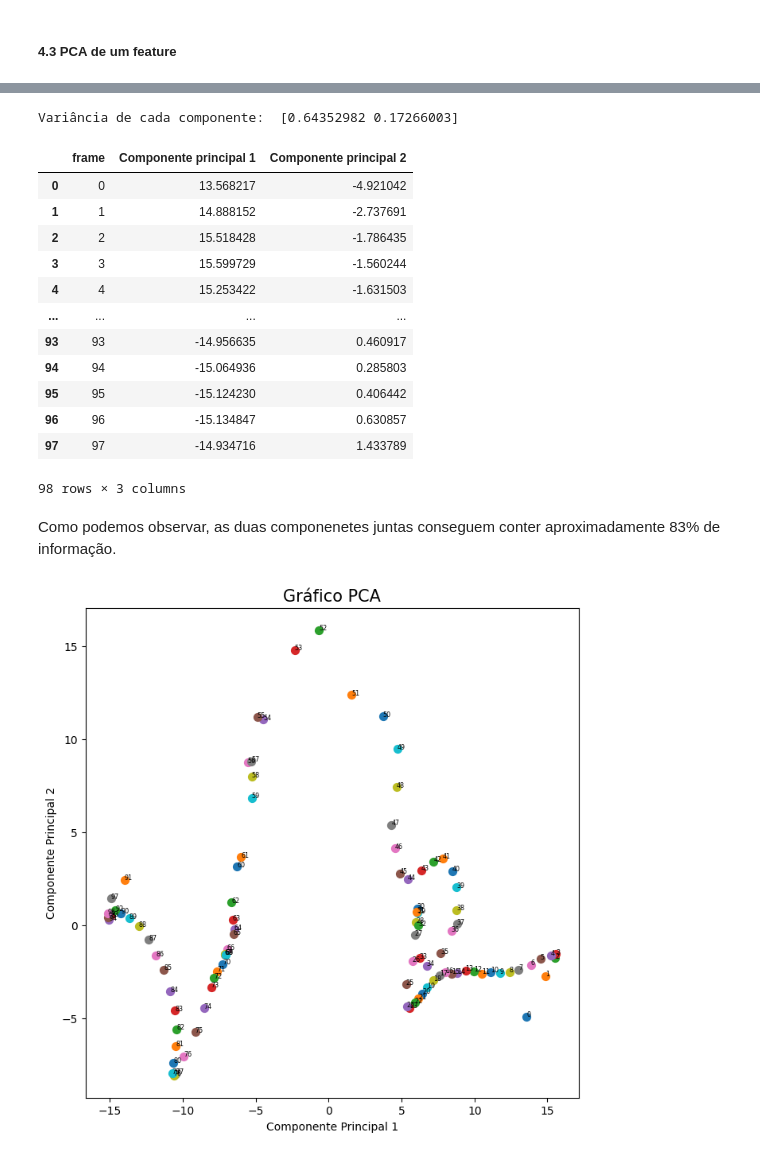
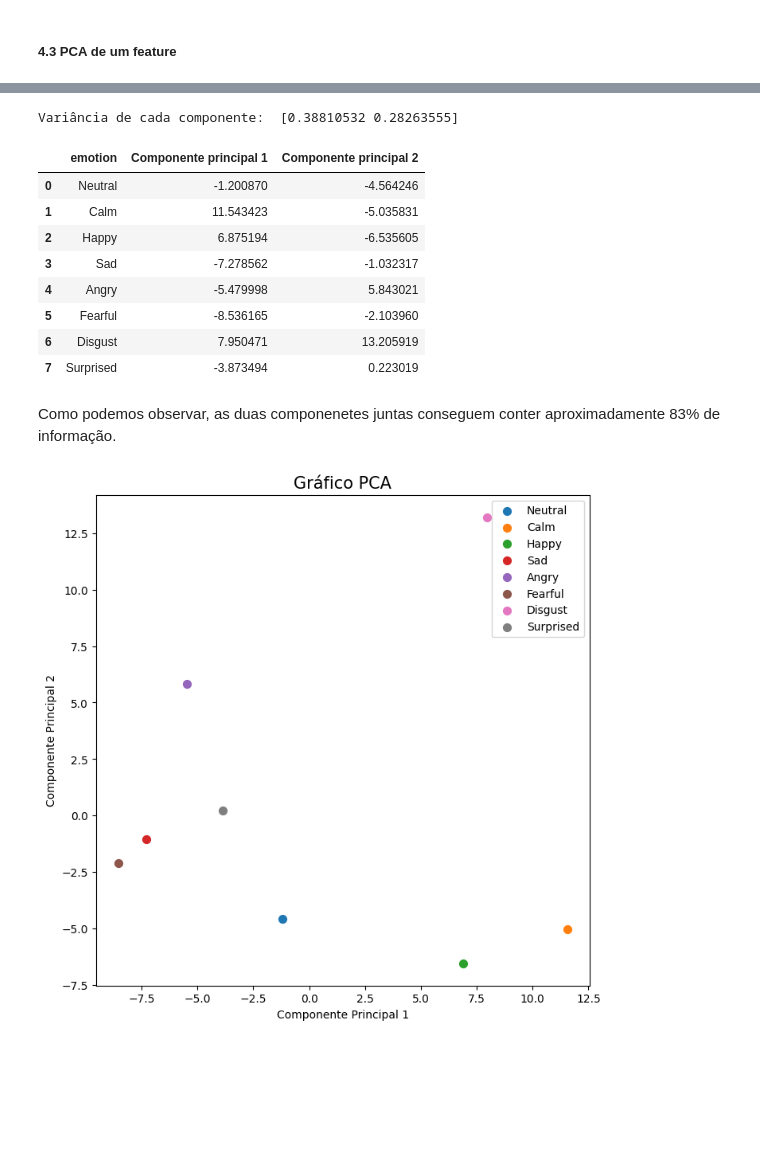
Before and after one commit to cmom2002/TCD, a Jupyter notebook: Part_A/020245868_2020246886_EA2023.ipynb, the cells around one changed output, grey strips where cells are left out. Cells and saved outputs as stored; diff of their text form; code cells hidden in the pictures; blank space fills up the shorter version.

```diff
--- a/Part_A/020245868_2020246886_EA2023.ipynb
+++ b/Part_A/020245868_2020246886_EA2023.ipynb
@@ -150,8 +153,8 @@ def emotion_file(subject_emotions):
 
     return ef
 
-ef = emotion_file(all_subject_emotions)
-print(ef)
+all_ef = emotion_file(all_subject_emotions)
+print(all_ef)
 # %% [output]
 [['Neutral', '01-01-01-01-01-01-01.csv'], ['Neutral', '01-01-01-01-01-02-01.csv'], ['Neutral', '01-01-01-01-02-01-01.csv'], ['Neutral', '01-01-01-01-02-02-01.csv'], ['Neutral', '01-02-01-01-01-01-01.c ...
 # %% [markdown]
@@ -604,20 +691,2 @@ Estatística significante
 # %% [markdown]
 ##### 4.3 PCA de um feature
-# %%
-def create_feature_set(df):
-    df_feature_set = None
-
-    for frame in range(len(df)):
-        d = {}
-        d["frame"] = frame
-        for landmark in range(68):
-            x_land = "x_" + str(landmark)
-            y_land = "y_" + str(landmark)
-            d[x_land] = df[x_land][frame]
-            d[y_land] = df[y_land][frame]
-        if df_feature_set is None:
-            df_feature_set = pd.DataFrame([d])
-        else:
-            df_feature_set = pd.concat([df_feature_set, pd.DataFrame([d])], ignore_index=True)
-
-    return df_feature_set
@@ -624,10 +734,8 @@ def create_feature_set(df):
 # %%
-def pca(path):
-    df = pd.DataFrame(pd.read_csv(path))
-    df_without_nan = df.copy().dropna(how='all')
-    df_feature_set = create_feature_set(df_without_nan)
-    target = df_feature_set["frame"]
-    data = df_feature_set.drop("frame", axis = 1).values
+def pca():
+
+    target = all_df_feature_set["emotion"]
+    data = all_df_feature_set.drop("emotion", axis = 1).values
 
     x = StandardScaler().fit_transform(data)
     pca = PCA(n_components=2)
@@ -640,42 +748,38 @@ def pca(path):
     pca_table = pd.concat([target, df_pca], axis = 1)
     return pca_table
 
-all_pca_table = pca('dataset/01-01-01-01-01-01-01.csv')
+all_pca_table = pca()
 
 display(all_pca_table)
 # %% [output]
-Variância de cada componente:  [0.64352982 0.17266003]
+Variância de cada componente:  [0.38810532 0.28263555]
-|  | frame | Componente principal 1 | Componente principal 2 |
-| 0 | 0 | 13.568217 | -4.921042 |
-| 1 | 1 | 14.888152 | -2.737691 |
-| 2 | 2 | 15.518428 | -1.786435 |
-| 3 | 3 | 15.599729 | -1.560244 |
-| 4 | 4 | 15.253422 | -1.631503 |
-| ... | ... | ... | ... |
-| 93 | 93 | -14.956635 | 0.460917 |
-| 94 | 94 | -15.064936 | 0.285803 |
-| 95 | 95 | -15.124230 | 0.406442 |
-| 96 | 96 | -15.134847 | 0.630857 |
-| 97 | 97 | -14.934716 | 1.433789 |
+|  | emotion | Componente principal 1 | Componente principal 2 |
+| 0 | Neutral | -1.200870 | -4.564246 |
+| 1 | Calm | 11.543423 | -5.035831 |
+| 2 | Happy | 6.875194 | -6.535605 |
+| 3 | Sad | -7.278562 | -1.032317 |
+| 4 | Angry | -5.479998 | 5.843021 |
+| 5 | Fearful | -8.536165 | -2.103960 |
+| 6 | Disgust | 7.950471 | 13.205919 |
+| 7 | Surprised | -3.873494 | 0.223019 |
-98 rows × 3 columns
 # %% [markdown]
 Como podemos observar, as duas componenetes juntas conseguem conter aproximadamente 83% de informação.
 # %%
 def pca_graph(pca_table):
     plt.figure(figsize = (8,8))
     plt.xlabel("Componente Principal 1", fontsize = 10)
     plt.ylabel("Componente Principal 2", fontsize = 10)
     plt.title("Gráfico PCA", fontsize = 15)
 
-    targets = np.array(pca_table["frame"])
+    targets = np.array(pca_table["emotion"])
     for t in targets:
-        index_line = pca_table.index[pca_table['frame'] == t].tolist()[0]
+        index_line = pca_table.index[pca_table['emotion'] == t].tolist()[0]
         x = pca_table['Componente principal 1'][index_line]
         y = pca_table['Componente principal 2'][index_line]
         plt.scatter(x, y, s = 50)
-        plt.text(x, y, str(t), fontsize='xx-small')
+    plt.legend(targets)
     plt.show()
 
 pca_graph(all_pca_table)
 # %% [output]
-[figure, old version]
+[figure, new version]
```
Also changed, not shown: parts of 25 cells of this notebook, 3 other files.
